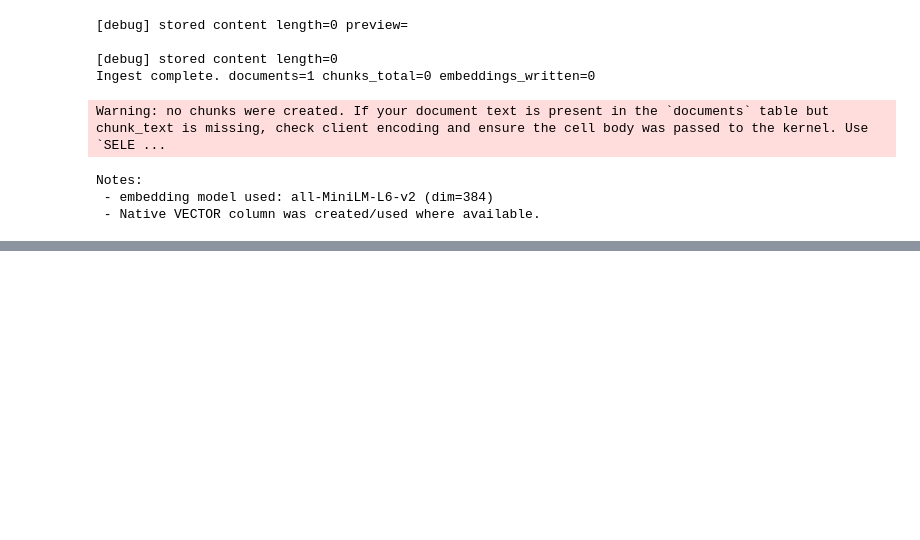
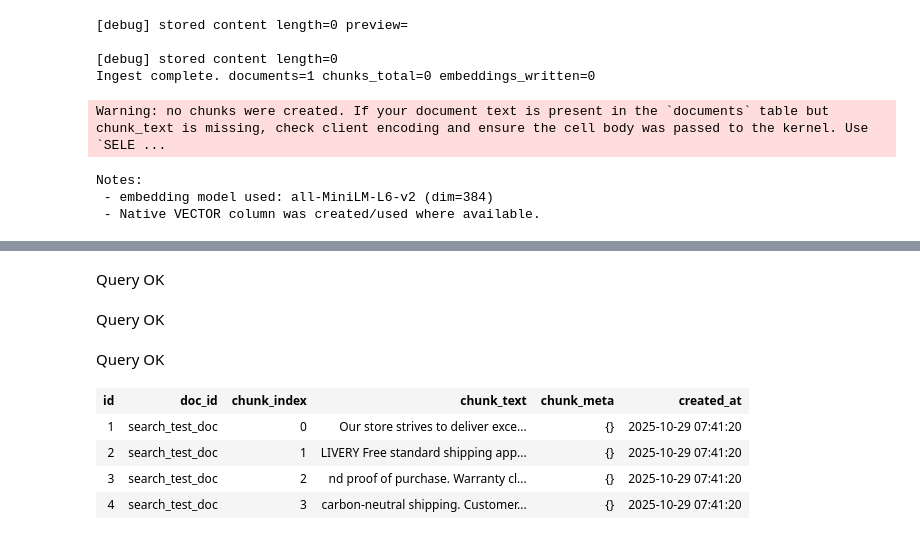
Before and after one commit to JainSneha6/mariadb_kernel, a Jupyter notebook: Untitled.ipynb, the cells around one changed output, grey strips where cells are left out. Saved outputs shown, nothing was run; the diff lists cells and outputs as text; code cells hidden in the pictures; blank space fills up the shorter version.

```diff
--- a/Untitled.ipynb
+++ b/Untitled.ipynb
@@ -927,0 +1003,20 @@ Notes:
+# %%
+drop table documents;
+# %% [output]
+Query OK
+# %%
+drop table chunks;
+# %% [output]
+Query OK
+# %%
+select * from embeddings;
+# %% [output]
+Query OK
+# %%
+select * from chunks;
+# %% [output]
+| id | doc_id | chunk_index | chunk_text | chunk_meta | created_at |
+| 1 | search_test_doc | 0 | Our store strives to deliver exce... | {} | 2025-10-29 07:41:20 |
+| 2 | search_test_doc | 1 | LIVERY Free standard shipping app... | {} | 2025-10-29 07:41:20 |
+| 3 | search_test_doc | 2 | nd proof of purchase. Warranty cl... | {} | 2025-10-29 07:41:20 |
+| 4 | search_test_doc | 3 | carbon-neutral shipping. Customer... | {} | 2025-10-29 07:41:20 |
```
Also changed, not shown: parts of 10 cells of this notebook, 6 other files.
